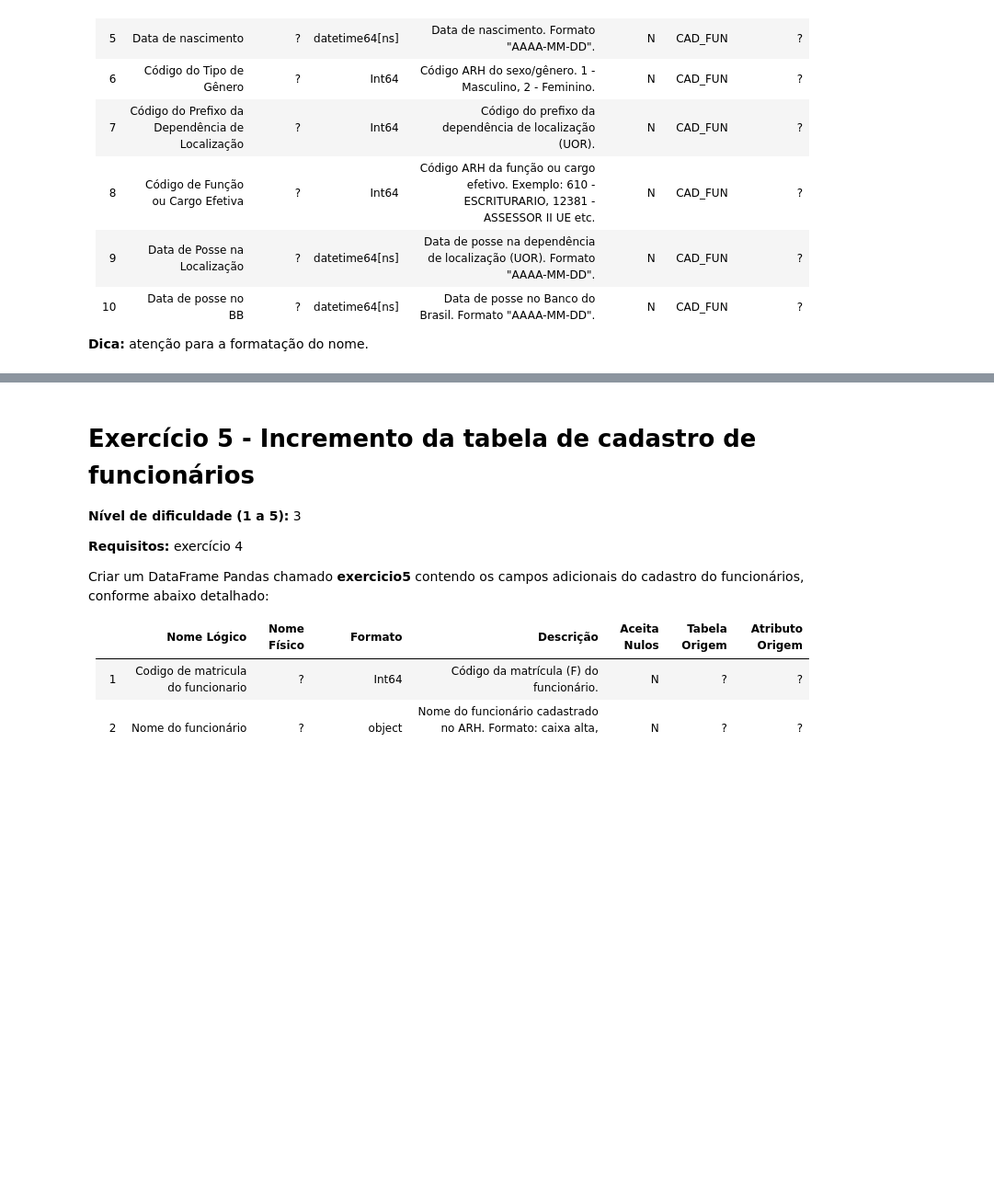
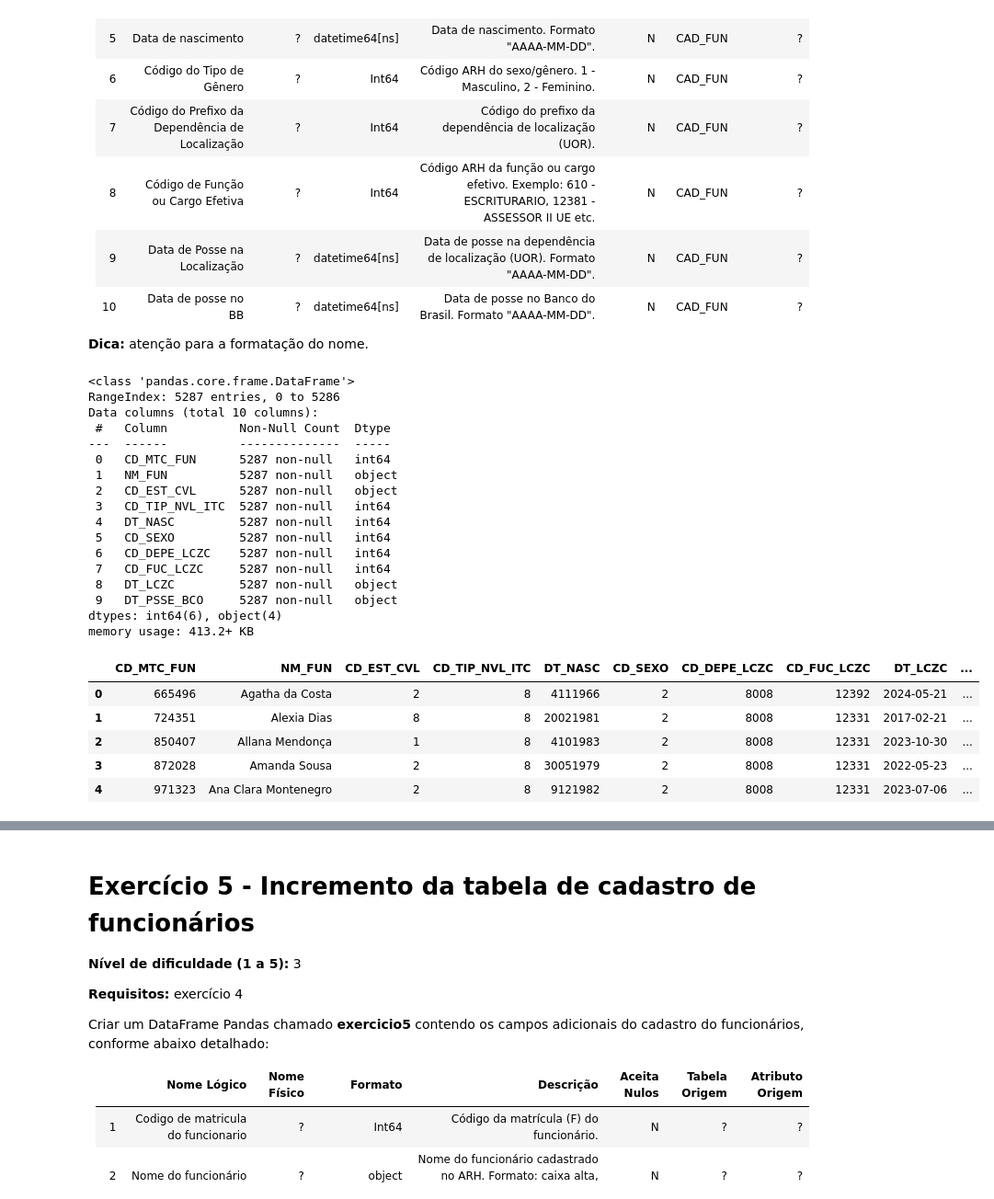
Before and after one commit to vladprado/AcademIA, a Jupyter notebook: desafio_engenharia/F9563426_engenharia.ipynb, the cells around one changed output, grey strips where cells are left out. Shown at 92% size. Drawn from its saved outputs; the diff is of its cells as text; code cells hidden in the pictures; blank space fills up the shorter version.

```diff
--- a/desafio_engenharia/F9563426_engenharia.ipynb
+++ b/desafio_engenharia/F9563426_engenharia.ipynb
@@ -485,3 +484,32 @@ Criar um DataFrame Pandas chamado <b>exercicio4</b> com a tabela de cadastro dos
 |10|Data de posse no BB|?|datetime64[ns]|Data de posse no Banco do Brasil. Formato "AAAA-MM-DD".|N|CAD_FUN|?
 
 <b>Dica:</b> atenção para a formatação do nome.
+# %%
+exercicio4 = pd.read_csv('bases/CAD_FUN.csv')
+exercicio4.columns = ["CD_MTC_FUN", "NM_FUN", "CD_EST_CVL", "CD_TIP_NVL_ITC", "DT_NASC", "CD_SEXO", "CD_DEPE_LCZC", "CD_FUC_LCZC", "DT_LCZC", "DT_PSSE_BCO"]
+exercicio4.info()
+exercicio4.head(5)
+# %% [output]
+<class 'pandas.core.frame.DataFrame'>
+RangeIndex: 5287 entries, 0 to 5286
+Data columns (total 10 columns):
+ #   Column          Non-Null Count  Dtype
+---  ------          --------------  -----
+ 0   CD_MTC_FUN      5287 non-null   int64
+ 1   NM_FUN          5287 non-null   object
+ 2   CD_EST_CVL      5287 non-null   object
+ 3   CD_TIP_NVL_ITC  5287 non-null   int64
+ 4   DT_NASC         5287 non-null   int64
+ 5   CD_SEXO         5287 non-null   int64
+ 6   CD_DEPE_LCZC    5287 non-null   int64
+ 7   CD_FUC_LCZC     5287 non-null   int64
+ 8   DT_LCZC         5287 non-null   object
+ 9   DT_PSSE_BCO     5287 non-null   object
+dtypes: int64(6), object(4)
+memory usage: 413.2+ KB
+|  | CD_MTC_FUN | NM_FUN | CD_EST_CVL | CD_TIP_NVL_ITC | DT_NASC | CD_SEXO | CD_DEPE_LCZC | CD_FUC_LCZC | DT_LCZC | ... |
+| 0 | 665496 | Agatha da Costa | 2 | 8 | 4111966 | 2 | 8008 | 12392 | 2024-05-21 | ... |
+| 1 | 724351 | Alexia Dias | 8 | 8 | 20021981 | 2 | 8008 | 12331 | 2017-02-21 | ... |
+| 2 | 850407 | Allana Mendonça | 1 | 8 | 4101983 | 2 | 8008 | 12331 | 2023-10-30 | ... |
+| 3 | 872028 | Amanda Sousa | 2 | 8 | 30051979 | 2 | 8008 | 12331 | 2022-05-23 | ... |
+| 4 | 971323 | Ana Clara Montenegro | 2 | 8 | 9121982 | 2 | 8008 | 12331 | 2023-07-06 | ... |
```
Also changed, not shown: parts of 5 cells of this notebook.
